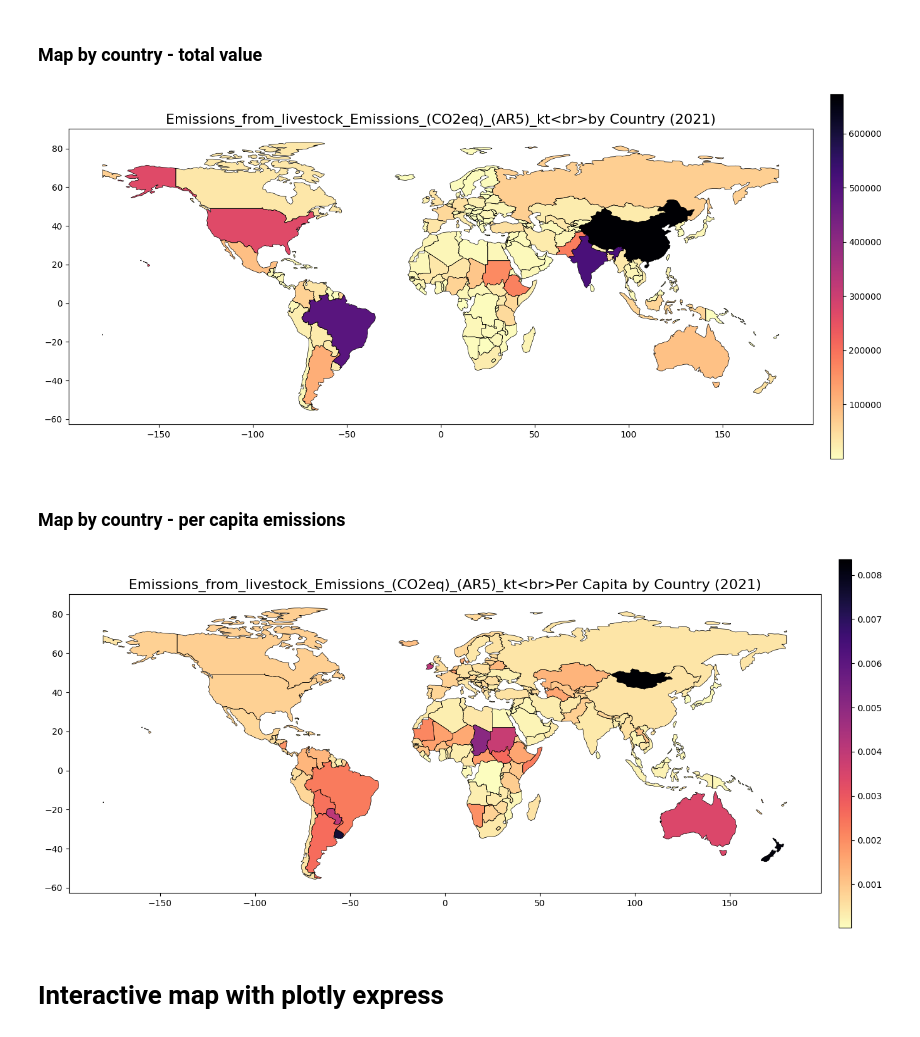
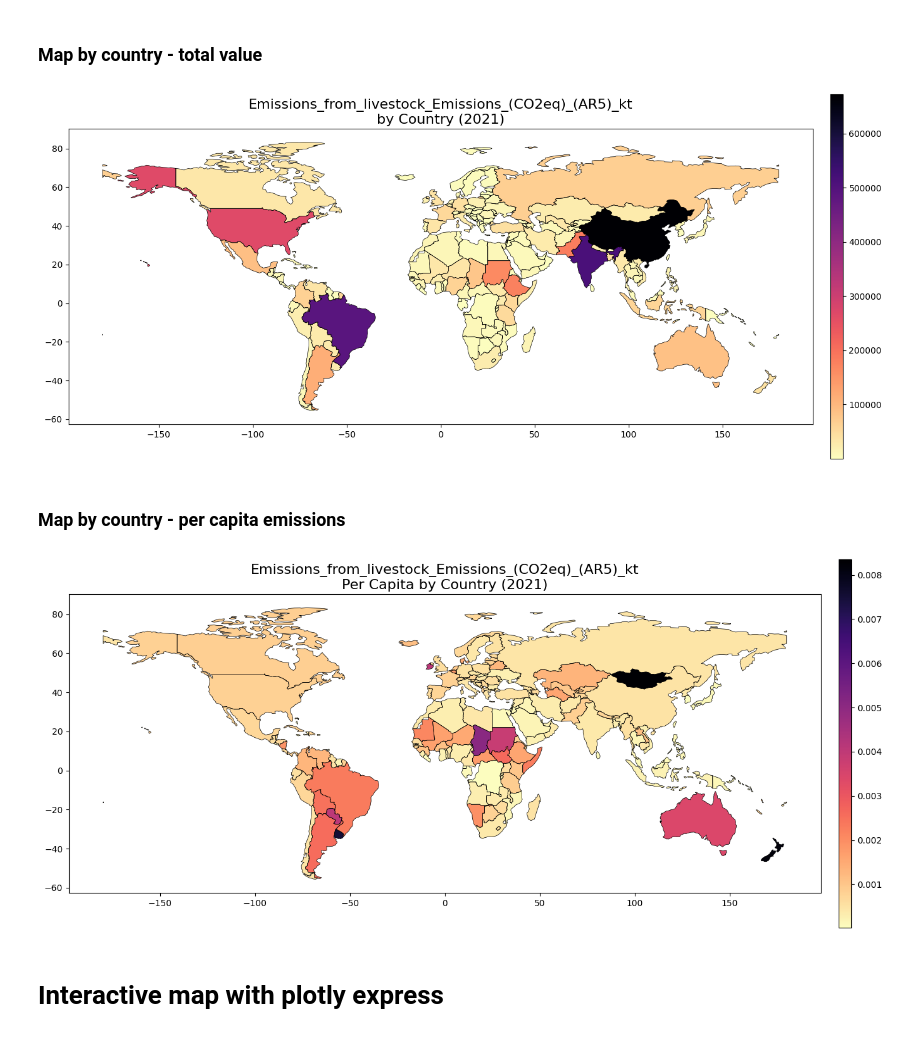
Before and after one commit to ezemriv/FAO-Food-CO2-Footprint, a Jupyter notebook: country_emissions/04_choropleth_map_emissions_clusters.ipynb, the cells around one changed output. Cells and saved outputs as stored; diff of their text form; code cells hidden in the pictures.

```diff
--- a/country_emissions/04_choropleth_map_emissions_clusters.ipynb
+++ b/country_emissions/04_choropleth_map_emissions_clusters.ipynb
@@ -82,24 +83,24 @@ world = world.merge(df_2021, how='left', left_on='name', right_on='Area').dropna
 # %%
 # Get the reversed magma color palette from Seaborn, same as for treemap plots
 magma_palette_reversed = sns.color_palette("magma_r", as_cmap=True)
 
 # Plot the map
 fig, ax = plt.subplots(1, 1, figsize=(15, 10))
 world.boundary.plot(ax=ax, color='black', linewidth=0.5)
 
 # Plot with custom legend parameters
 plot = world.plot(column=target, ax=ax, legend=True,
                   legend_kwds={'orientation': "vertical",
                                'shrink': 0.6,  # Make colorbar smaller
                                'aspect': 30,   # Make colorbar thinner
                                'pad': 0.02},   # Adjust padding
                   cmap=magma_palette_reversed)
 
-plt.title(f"{target}<br>by Country ({year})", fontsize=16)
+plt.title(f"{target}\nby Country ({year})", fontsize=16)
 plt.tight_layout()  # Adjust layout to prevent clipping
 plt.show()
 # %% [output]
-[figure, old version]
+[figure, new version]
 # %% [markdown]
 ### Map by country - per capita emissions
 # %%
@@ -117,11 +118,11 @@ plot = world.plot(column=target, ax=ax, legend=True,
                                'pad': 0.02},   # Adjust padding
                   cmap=magma_palette_reversed)
 
-plt.title(f"{target}<br>Per Capita by Country ({year})", fontsize=16)
+plt.title(f"{target}\nPer Capita by Country ({year})", fontsize=16)
 plt.tight_layout()  # Adjust layout to prevent clipping
 plt.show()
 # %% [output]
-[figure, old version]
+[figure, new version]
 # %% [markdown]
 # Interactive map with plotly express
 # %%
```
Also changed, not shown: parts of 4 cells of this notebook, 7 other files.
